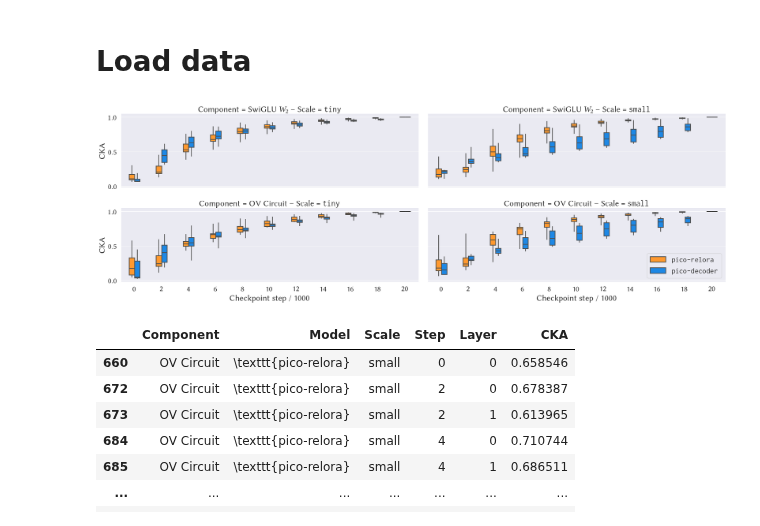
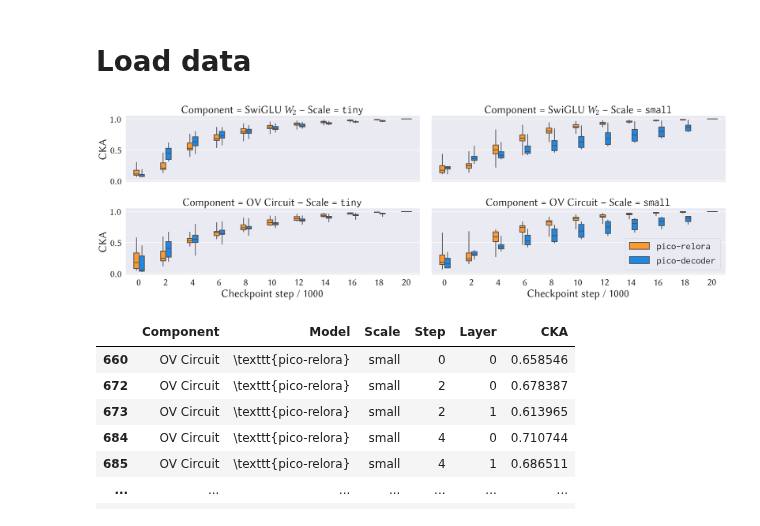
Before and after one commit to Yu-val-weiss/relora-pico, a Jupyter notebook: notebooks/cka-plots.ipynb, the cells around one changed output. Saved outputs shown, nothing was run; the diff lists cells and outputs as text; code cells hidden in the pictures.

Commit message:
update plots

```diff
--- a/notebooks/cka-plots.ipynb
+++ b/notebooks/cka-plots.ipynb
@@ -119,7 +119,7 @@ palette = dict(zip(models, colors))
 
 dodge = 0.4
 size = 8
-font_scale = 1.9
+font_scale = 2.4
 
 sns.set_theme(font_scale=font_scale, rc={"axes.grid": "True", "axes.grid.which": "both"})
 
@@ -135,34 +135,34 @@ g = sns.FacetGrid(
 )
 
 g.set_titles(template=r"Component = {row_name} -- Scale = \texttt{{{col_name}}}")
 
 
 g.map_dataframe(
     sns.boxplot,
     x="Step",
     y="CKA",
     hue="Model",
     palette=palette,
     saturation=1,
     linewidth=2,
     showcaps=False,
     dodge=True,
     width=0.4,
     whis=[0, 100],
 )
 
 g.set_axis_labels("Checkpoint step / 1000", "CKA")
 
 for idx, ax in enumerate(g.axes.flat):
     steps = cka_data["Step"].unique()
 
     if idx == 3:
         ax.legend(bbox_to_anchor=(1, 0), loc="lower right")
 
 plt.savefig("../graphs/cka.pdf", bbox_inches="tight")
 plt.show()
 # %% [output]
-[figure, old version]
+[figure, new version]
 # %%
 mask = (
     (cka_data["Scale"] == "small")
```
Also changed, not shown: 8 other files.
